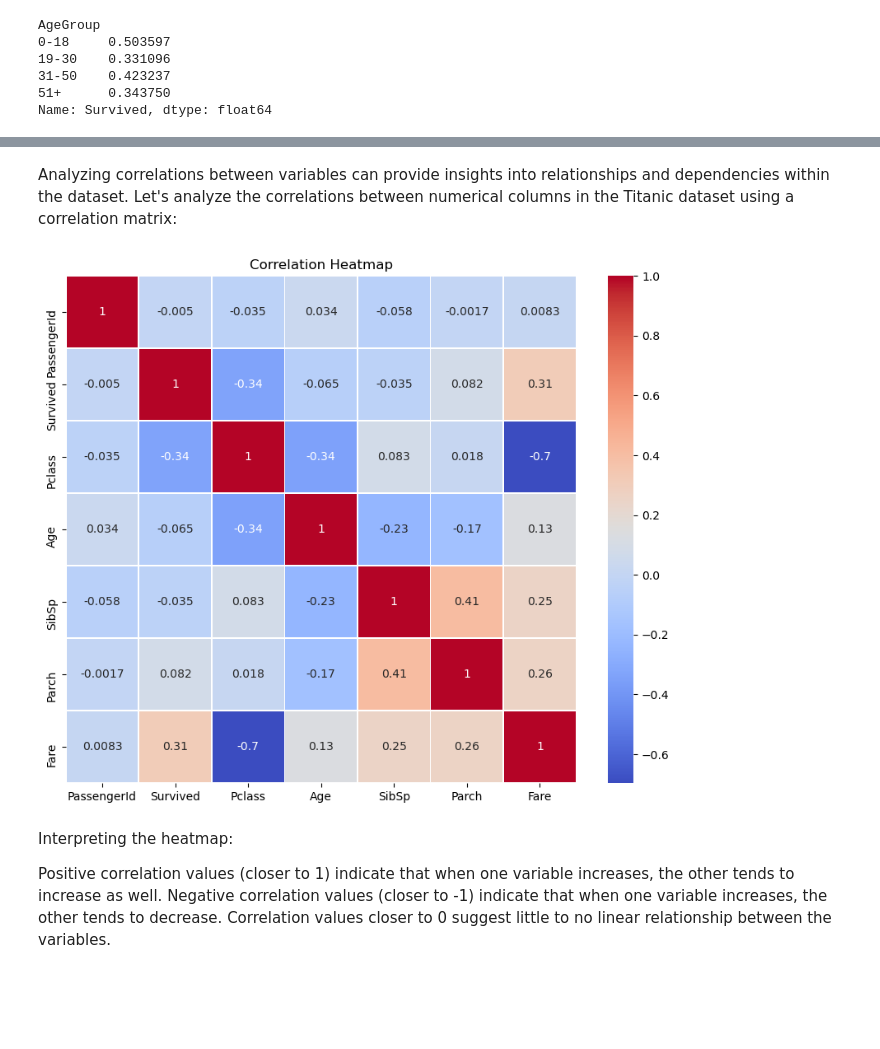
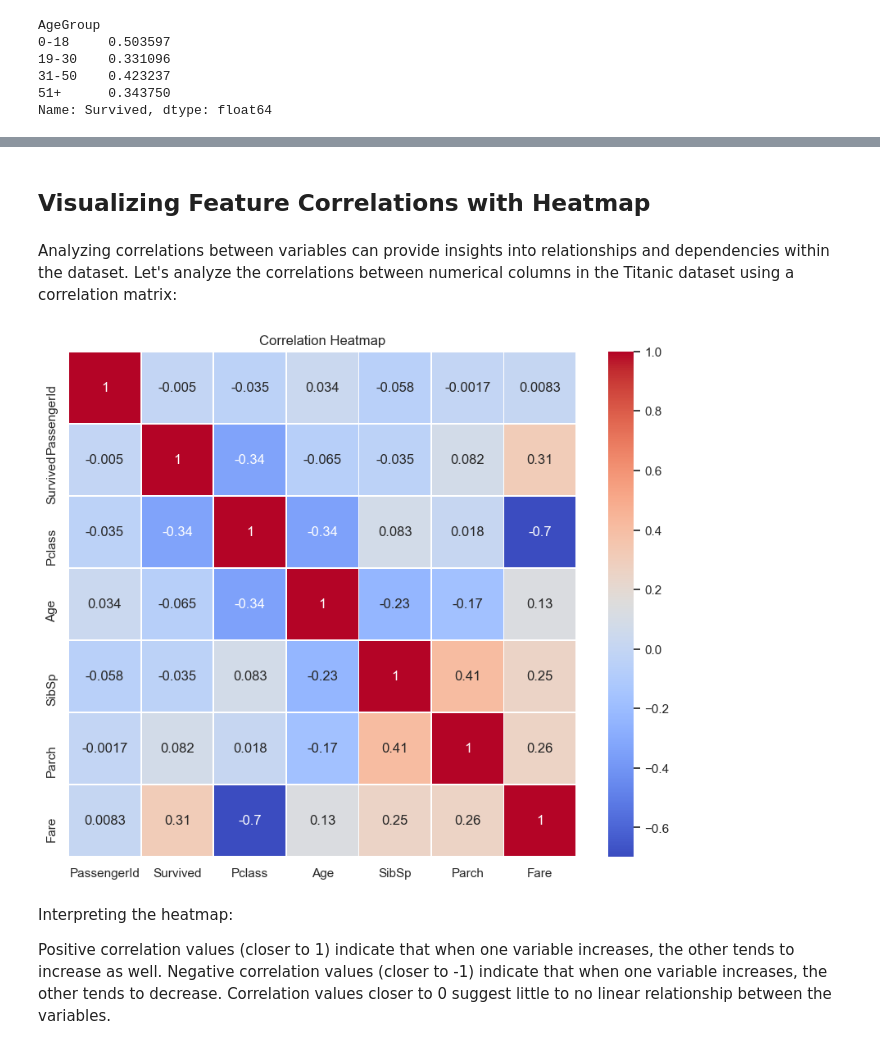
Before and after one commit to Isaac-Ndirangu-Muturi-749/Exploring-Titanic-Dataset-Data-Cleaning-Feature-Engineering-and-In-Depth-Analysis, a Jupyter notebook: jupyter_notebook.ipynb, the cells around one changed output, grey strips where cells are left out. Drawn from its saved outputs; the diff is of its cells as text; code cells hidden in the pictures; blank space fills up the shorter version.

```diff
--- a/jupyter_notebook.ipynb
+++ b/jupyter_notebook.ipynb
@@ -64,0 +69,6 @@ Train Data:
+# %%
+# Define the folder path
+folder_path = 'data/'
+
+# Load the data using the function
+train_data, test_data, gender_submission_data = load_data(folder_path)
@@ -660,6 +859,9 @@ Winsorization: Winsorization involves capping extreme values at a certain percen
 # %%
 from scipy.stats.mstats import winsorize
 
-# Apply winsorization to Fare column
-train_data['Fare'] = winsorize(train_data['Fare'], limits=[0.05, 0.05])
+def apply_winsorization(data, column, lower_limit, upper_limit):
+    data[column] = winsorize(data[column], limits=[lower_limit, upper_limit])
+
+# Apply winsorization to the Fare column
+apply_winsorization(train_data, 'Fare', 0.05, 0.05)
 # %% [markdown]
@@ -667,14 +870,15 @@ Binning or Categorization: Instead of treating extreme values as outliers, you c
 # %%
 import pandas as pd
 
-# Define bin edges and labels
-bin_edges = [0, 18, 30, 50, 100]
-bin_labels = ['0-18', '19-30', '31-50', '51+']
+def create_age_group_column(data, age_column, bin_edges, bin_labels):
+    data['AgeGroup'] = pd.cut(data[age_column], bins=bin_edges, labels=bin_labels)
 
-# Create a new column 'AgeGroup' with bin labels
-train_data['AgeGroup'] = pd.cut(train_data['Age'], bins=bin_edges, labels=bin_labels)
+# Define bin edges and labels for age groups
+age_bin_edges = [0, 18, 30, 50, 100]
+age_bin_labels = ['0-18', '19-30', '31-50', '51+']
 
-# Calculate survival proportions for each age group
+# Create the 'AgeGroup' column and calculate survival proportions
+create_age_group_column(train_data, 'Age', age_bin_edges, age_bin_labels)
 age_group_survival = train_data.groupby('AgeGroup')['Survived'].mean()
 
 print(age_group_survival)
@@ -688,19 +936,25 @@ Name: Survived, dtype: float64
+# %% [markdown]
+## Visualizing Feature Correlations with Heatmap
 # %% [markdown]
 Analyzing correlations between variables can provide insights into relationships and dependencies within the dataset. Let's analyze the correlations between numerical columns in the Titanic dataset using a correlation matrix:
 # %%
 import seaborn as sns
 import matplotlib.pyplot as plt
 
-# Calculate the correlation matrix
-correlation_matrix = train_data.corr()
+def plot_correlation_heatmap(data):
+    # Calculate the correlation matrix
+    correlation_matrix = data.corr()
 
-# Create a heatmap to visualize the correlations
-plt.figure(figsize=(10, 8))
-sns.heatmap(correlation_matrix, annot=True, cmap='coolwarm', linewidths=.5)
-plt.title('Correlation Heatmap')
-plt.show()
+    # Create a heatmap to visualize the correlations
+    plt.figure(figsize=(10, 8))
+    sns.heatmap(correlation_matrix, annot=True, cmap='coolwarm', linewidths=.5)
+    plt.title('Correlation Heatmap')
+    plt.show()
+
+# Call the function with your train_data
+plot_correlation_heatmap(train_data)
 # %% [output]
-[figure, old version]
+[figure, new version]
 # %% [markdown]
 Interpreting the heatmap:
 
```
Also changed, not shown: parts of 80 cells of this notebook.
